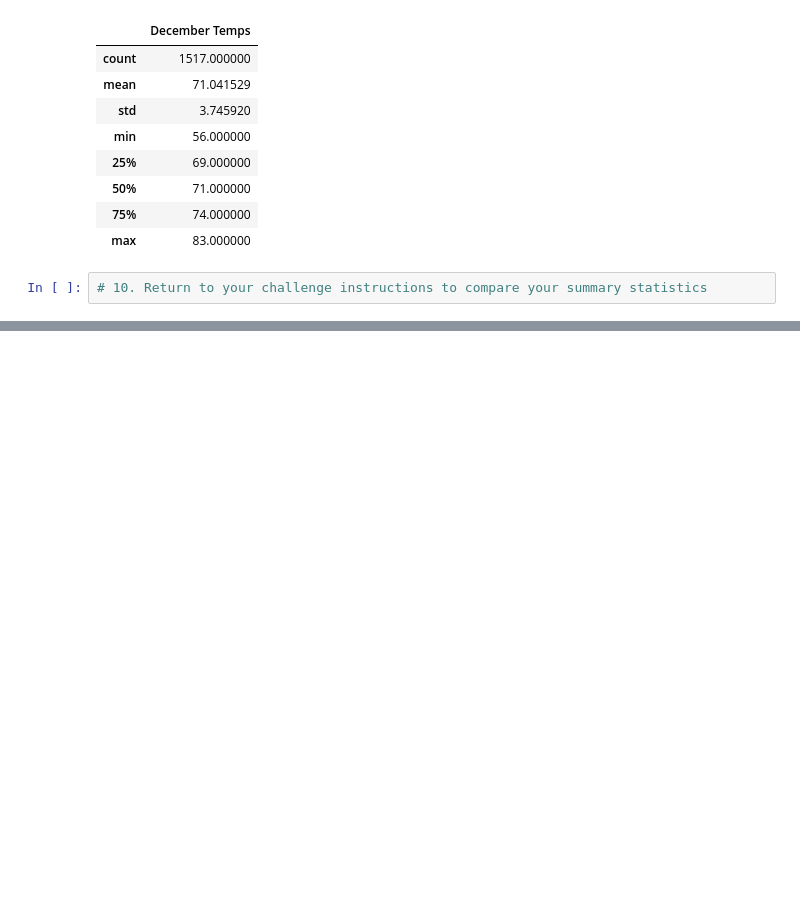
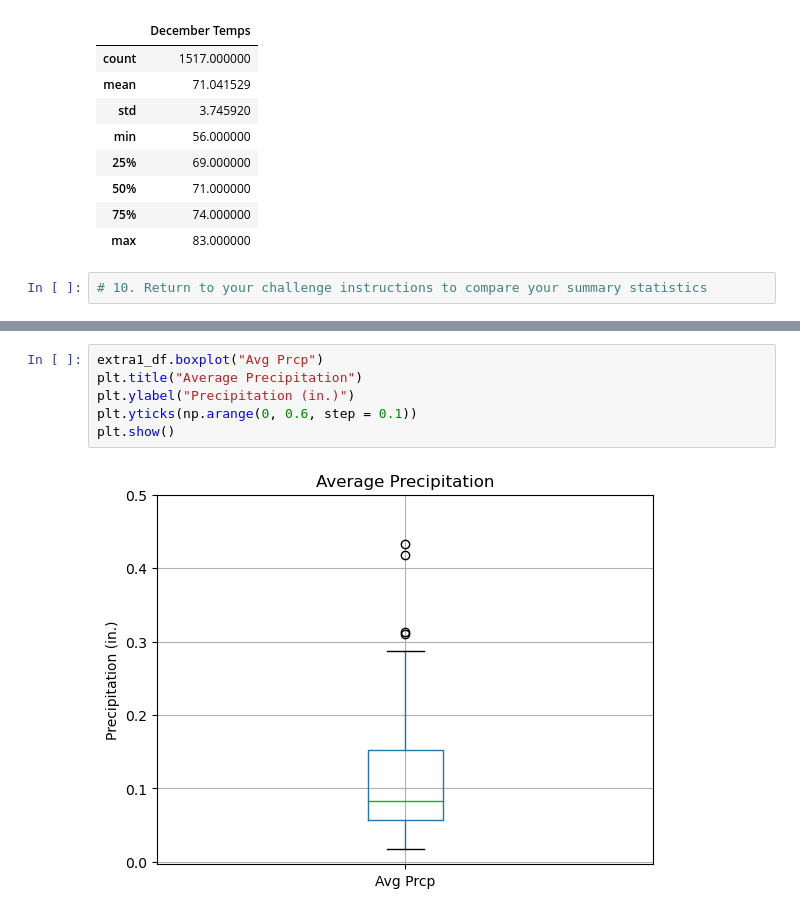
Before and after one commit to Owen-Wang1234/surfs_up, a Jupyter notebook: SurfsUp_Challenge.ipynb, the cells around one changed output, grey strips where cells are left out. Saved outputs shown, nothing was run; the diff lists cells and outputs as text; blank space fills up the shorter version.

```diff
--- a/SurfsUp_Challenge.ipynb
+++ b/SurfsUp_Challenge.ipynb
@@ -107,0 +172,8 @@ dec_df.describe()
+# %%
+extra1_df.boxplot("Avg Prcp")
+plt.title("Average Precipitation")
+plt.ylabel("Precipitation (in.)")
+plt.yticks(np.arange(0, 0.6, step = 0.1))
+plt.show()
+# %% [output]
+[figure, added]
```
Also changed, not shown: parts of 11 cells of this notebook, 8 other files.
